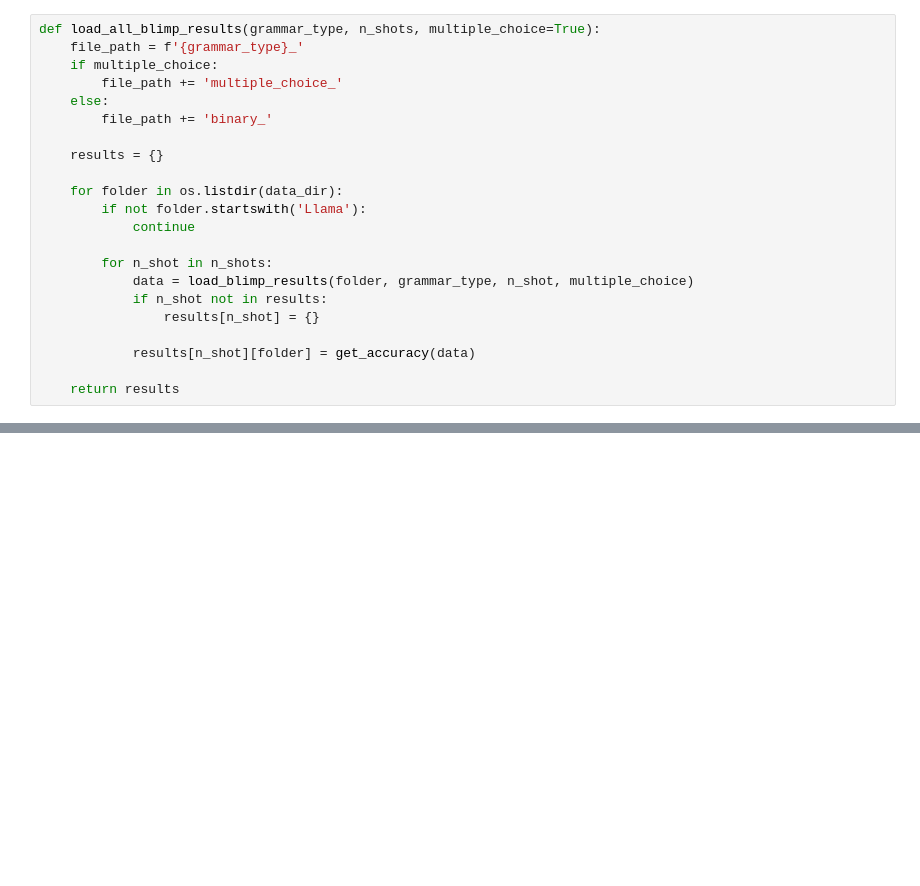
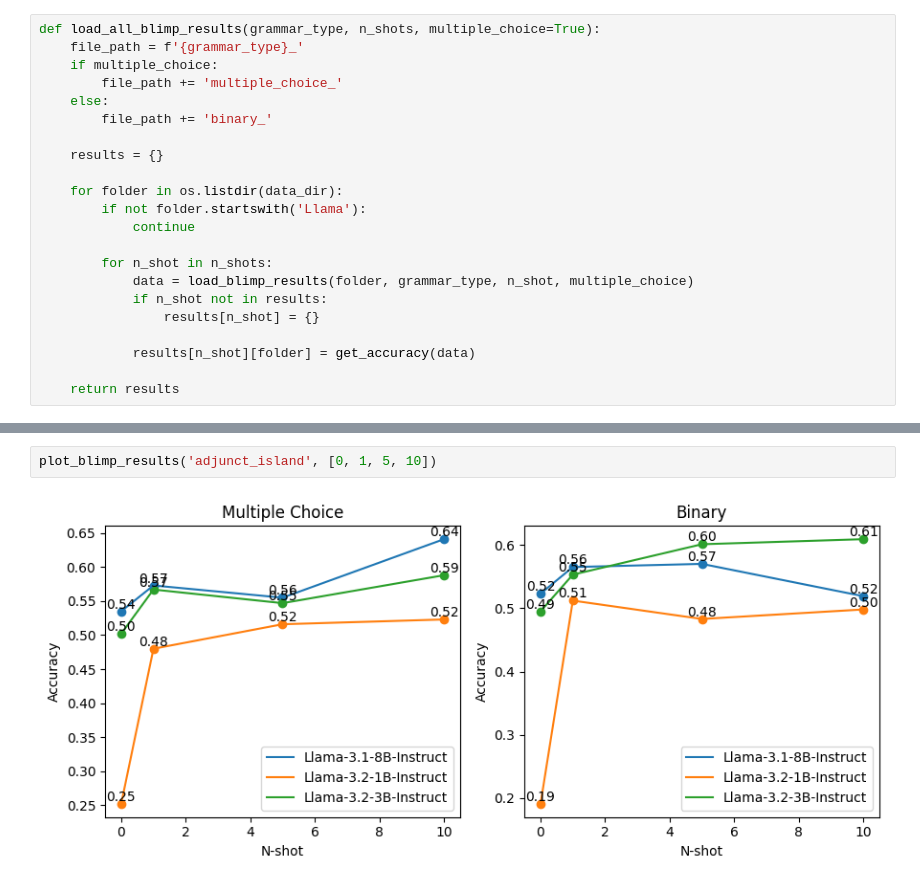
Before and after one commit to cpratim/LLM-Grammar-Embeddings, a Jupyter notebook: src/blimp_results.ipynb, the cells around one changed output, grey strips where cells are left out. Cells and saved outputs as stored; diff of their text form; blank space fills up the shorter version.

```diff
--- a/src/blimp_results.ipynb
+++ b/src/blimp_results.ipynb
@@ -118,0 +90,4 @@ plot_blimp_results(multiple_choice_results, binary_results)
+# %%
+plot_blimp_results('adjunct_island', [0, 1, 5, 10])
+# %% [output]
+[figure, added]
```
Also changed, not shown: parts of 8 cells of this notebook, 15 other files.
